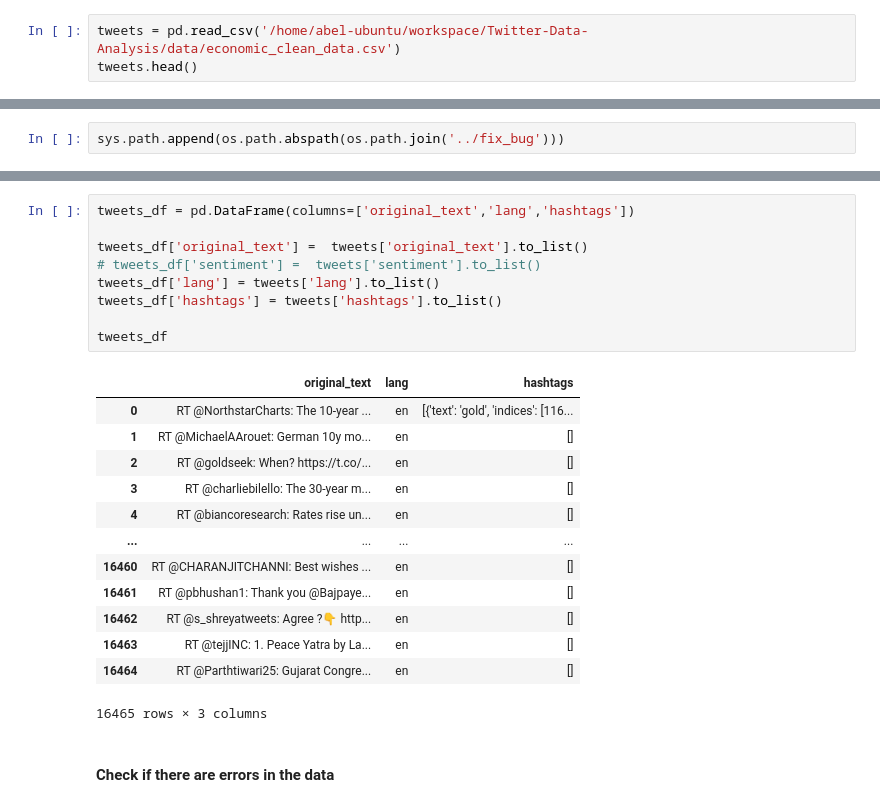
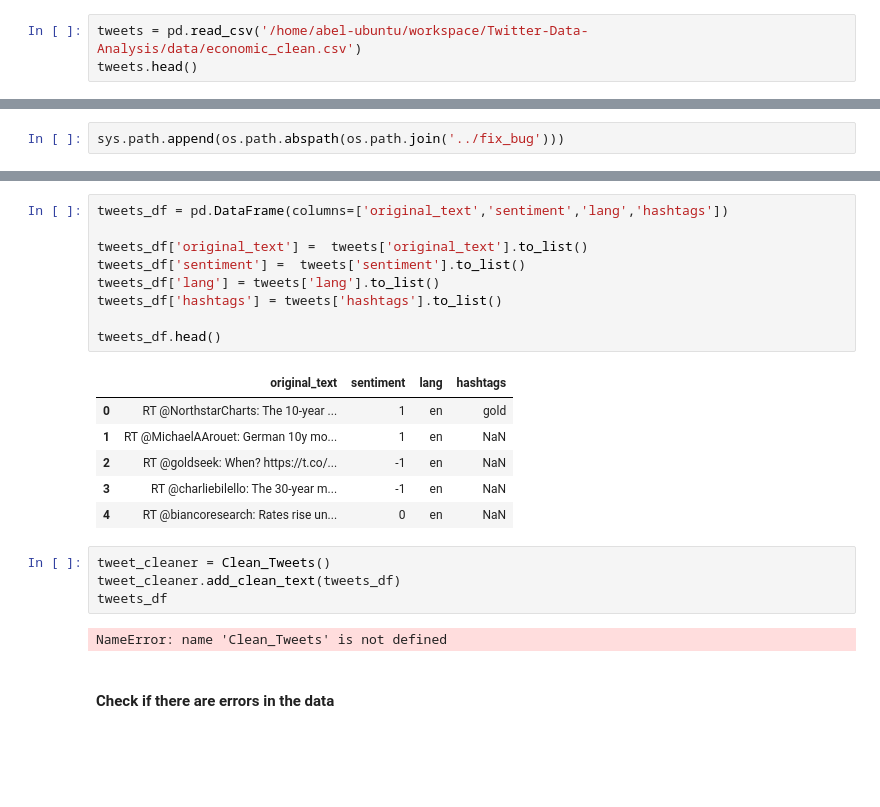
Before and after one commit to Abel-Blue/Twitter-Data-Analysis, a Jupyter notebook: Notebooks/EDA-Twitter.ipynb, the cells around one changed output, grey strips where cells are left out. Cells and saved outputs as stored; diff of their text form; blank space fills up the shorter version.

Commit message:
modifieing claean tweet

```diff
--- a/Notebooks/EDA-Twitter.ipynb
+++ b/Notebooks/EDA-Twitter.ipynb
@@ -26,6 +26,6 @@ For this example we have two option for data acquisition:
 
 *   Or you can use downloaded data found at Week0/data/cleaned_fintech_data.csv
 # %%
-tweets = pd.read_csv('/home/abel-ubuntu/workspace/Twitter-Data-Analysis/data/economic_clean_data.csv')
+tweets = pd.read_csv('/home/abel-ubuntu/workspace/Twitter-Data-Analysis/data/economic_clean.csv')
 tweets.head()
 # %% [output]
@@ -96,26 +98,25 @@ from clean_tweets_dataframe import Clean_Tweets
 # %%
-tweets_df = pd.DataFrame(columns=['original_text','lang','hashtags'])
+tweets_df = pd.DataFrame(columns=['original_text','sentiment','lang','hashtags'])
 
 tweets_df['original_text'] =  tweets['original_text'].to_list()
-# tweets_df['sentiment'] =  tweets['sentiment'].to_list()
+tweets_df['sentiment'] =  tweets['sentiment'].to_list()
 tweets_df['lang'] = tweets['lang'].to_list()
 tweets_df['hashtags'] = tweets['hashtags'].to_list()
 
-tweets_df
+tweets_df.head()
 # %% [output]
-|  | original_text | lang | hashtags |
-| 0 | RT @NorthstarCharts: The 10-year ... | en | [{'text': 'gold', 'indices': [116... |
-| 1 | RT @MichaelAArouet: German 10y mo... | en | [] |
-| 2 | RT @goldseek: When? https://t.co/... | en | [] |
-| 3 | RT @charliebilello: The 30-year m... | en | [] |
-| 4 | RT @biancoresearch: Rates rise un... | en | [] |
-| ... | ... | ... | ... |
-| 16460 | RT @CHARANJITCHANNI: Best wishes ... | en | [] |
-| 16461 | RT @pbhushan1: Thank you @Bajpaye... | en | [] |
-| 16462 | RT @s_shreyatweets: Agree ?👇 http... | en | [] |
-| 16463 | RT @tejjINC: 1. Peace Yatra by La... | en | [] |
-| 16464 | RT @Parthtiwari25: Gujarat Congre... | en | [] |
+|  | original_text | sentiment | lang | hashtags |
+| 0 | RT @NorthstarCharts: The 10-year ... | 1 | en | gold |
+| 1 | RT @MichaelAArouet: German 10y mo... | 1 | en | NaN |
+| 2 | RT @goldseek: When? https://t.co/... | -1 | en | NaN |
+| 3 | RT @charliebilello: The 30-year m... | -1 | en | NaN |
+| 4 | RT @biancoresearch: Rates rise un... | 0 | en | NaN |
-16465 rows × 3 columns
+# %%
+tweet_cleaner = Clean_Tweets()
+tweet_cleaner.add_clean_text(tweets_df)
+tweets_df
+# %% [output]
+NameError: name 'Clean_Tweets' is not defined
 # %% [markdown]
 #### Check if there are errors in the data
 # %%
```
Also changed, not shown: parts of 5 cells of this notebook, 1 other file.
